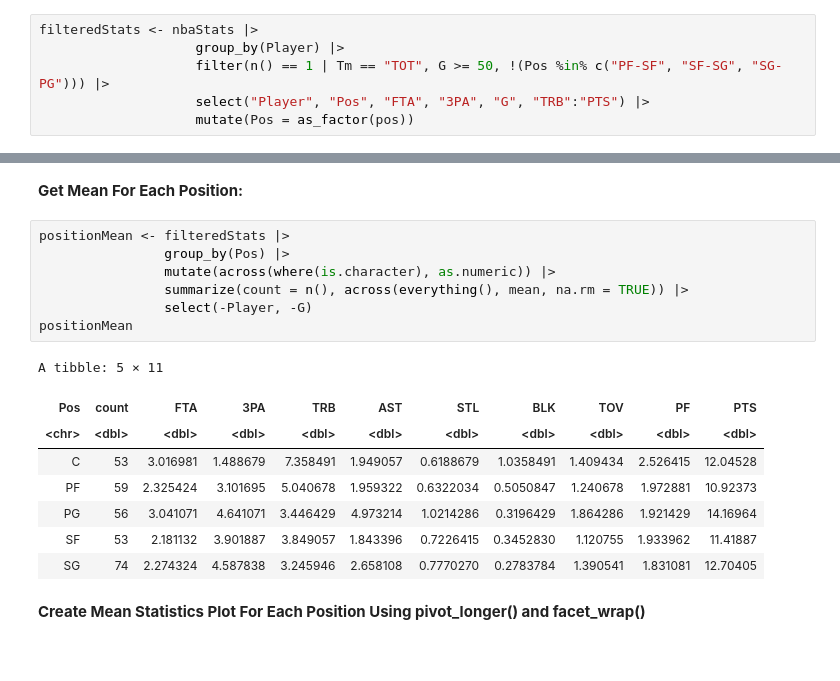
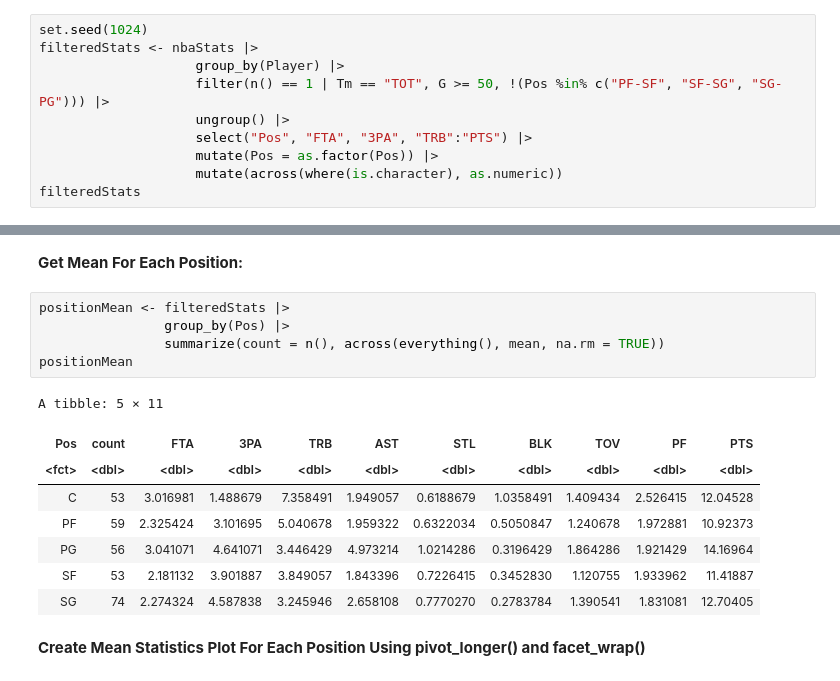
Before and after one commit to Elalalaqqq/DSCI-100-2023W2-GROUP-28, a Jupyter notebook: Report.ipynb, the cells around one changed output, grey strips where cells are left out. Drawn from its saved outputs; the diff is of its cells as text.

```diff
--- a/Report.ipynb
+++ b/Report.ipynb
@@ -48,9 +66,13 @@ A spec_tbl_df: 679 × 30
 **Filter Stats For Minimum 50 Games Played**
 - This is to ensure that players with inflated or deflated stats because they play so less won't be taken into account
 # %%
+set.seed(1024)
 filteredStats <- nbaStats |>
                     group_by(Player) |>
                     filter(n() == 1 | Tm == "TOT", G >= 50, !(Pos %in% c("PF-SF", "SF-SG", "SG-PG"))) |>
-                    select("Player", "Pos", "FTA", "3PA", "G", "TRB":"PTS") |>
-                    mutate(Pos = as_factor(pos))
+                    ungroup() |>
+                    select("Pos", "FTA", "3PA", "TRB":"PTS") |>
+                    mutate(Pos = as.factor(Pos)) |>
+                    mutate(across(where(is.character), as.numeric))
+filteredStats
 # %% [output]
@@ -63,14 +91,12 @@ Caused by error:
 # %%
 positionMean <- filteredStats |>
                 group_by(Pos) |>
-                mutate(across(where(is.character), as.numeric)) |>
-                summarize(count = n(), across(everything(), mean, na.rm = TRUE)) |>
-                select(-Player, -G)
+                summarize(count = n(), across(everything(), mean, na.rm = TRUE))
 positionMean
 # %% [output]
 A tibble: 5 × 11
 | Pos | count | FTA | 3PA | TRB | AST | STL | BLK | TOV | PF | PTS |
-| <chr> | <dbl> | <dbl> | <dbl> | <dbl> | <dbl> | <dbl> | <dbl> | <dbl> | <dbl> | <dbl> |
+| <fct> | <dbl> | <dbl> | <dbl> | <dbl> | <dbl> | <dbl> | <dbl> | <dbl> | <dbl> | <dbl> |
 | C | 53 | 3.016981 | 1.488679 | 7.358491 | 1.949057 | 0.6188679 | 1.0358491 | 1.409434 | 2.526415 | 12.04528 |
 | PF | 59 | 2.325424 | 3.101695 | 5.040678 | 1.959322 | 0.6322034 | 0.5050847 | 1.240678 | 1.972881 | 10.92373 |
 | PG | 56 | 3.041071 | 4.641071 | 3.446429 | 4.973214 | 1.0214286 | 0.3196429 | 1.864286 | 1.921429 | 14.16964 |
```
Also changed, not shown: parts of 3 cells of this notebook, 3 other files.
